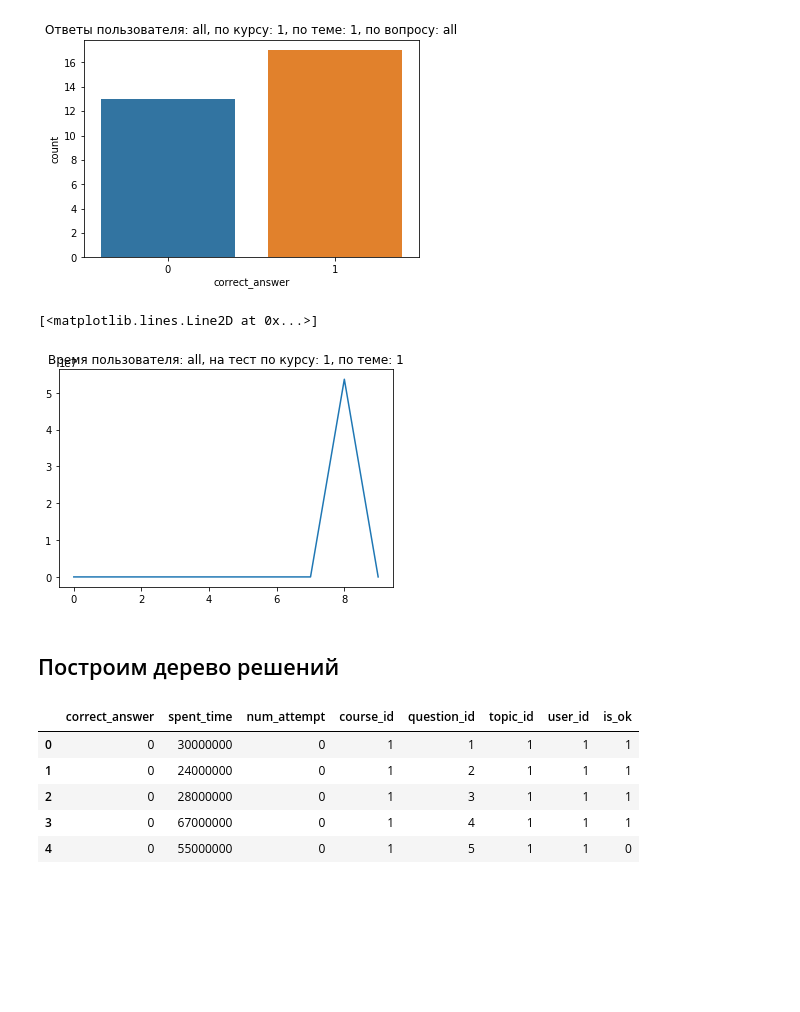
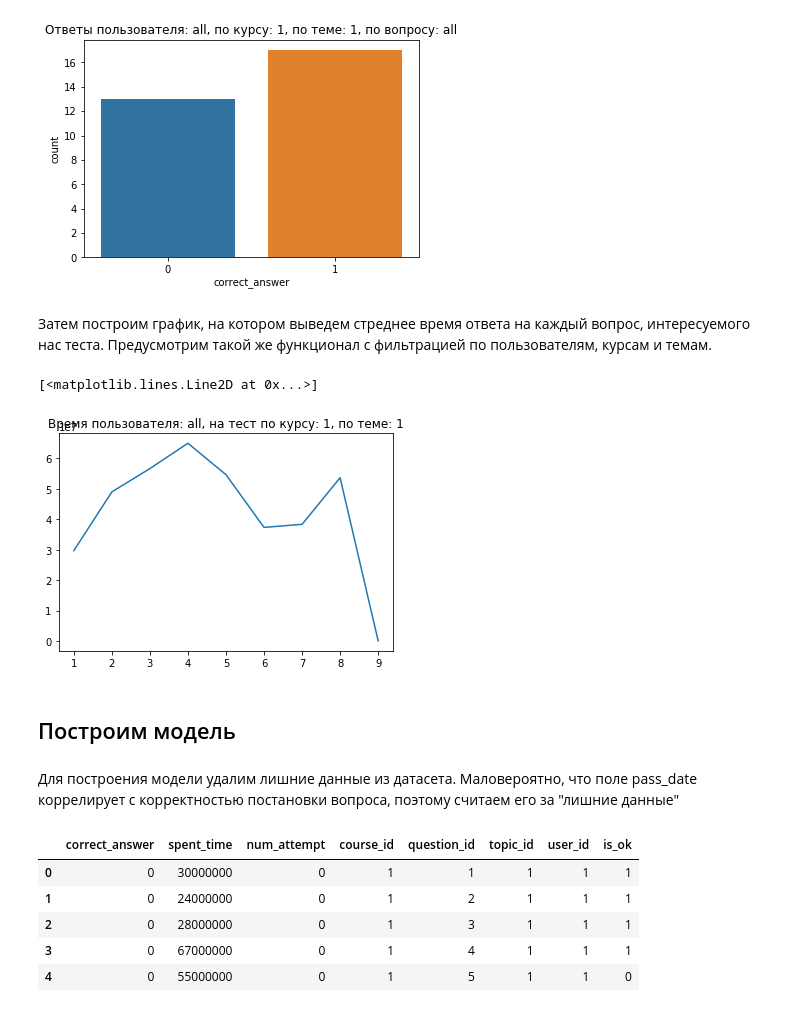
Before and after one commit to SeamMiner/sova_avia, a Jupyter notebook: ml/test.ipynb, the cells around one changed output. Drawn from its saved outputs; the diff is of its cells as text; code cells hidden in the pictures; blank space fills up the shorter version.

```diff
--- a/ml/test.ipynb
+++ b/ml/test.ipynb
@@ -57,19 +102,23 @@ sns.countplot(x='correct_answer', data=df)
 # %% [output]
 <matplotlib.axes._subplots.AxesSubplot at 0x...>
 [figure]
+# %% [markdown]
+Затем построим график, на котором выведем стреднее время ответа на каждый вопрос, интересуемого нас теста. Предусмотрим такой же функционал с фильтрацией по пользователям, курсам и темам.
 # %%
-time = list(range(10))
+time = [0] * 10
 for i in range(0, 9):
     buf = df[df['question_id'] == i]
-time[i] = buf['spent_time'].mean()
+    time[i] = buf['spent_time'].mean()
 plt.title("Время пользователя: " + str(id) + ", на тест по курсу: " + str(course)
               + ", по теме: " + str(topic))
 plt.plot(time)
 # %% [output]
 [<matplotlib.lines.Line2D at 0x...>]
-[figure, old version]
+[figure, new version]
 # %% [markdown]
-## Построим дерево решений
+## Построим модель
+# %% [markdown]
+Для построения модели удалим лишние данные из датасета. Маловероятно, что поле pass_date коррелирует с корректностью постановки вопроса, поэтому считаем его за "лишние данные"
 # %%
 del df['pass_date']
 df.head()
```
Also changed, not shown: parts of 23 cells of this notebook, 21 other files.
